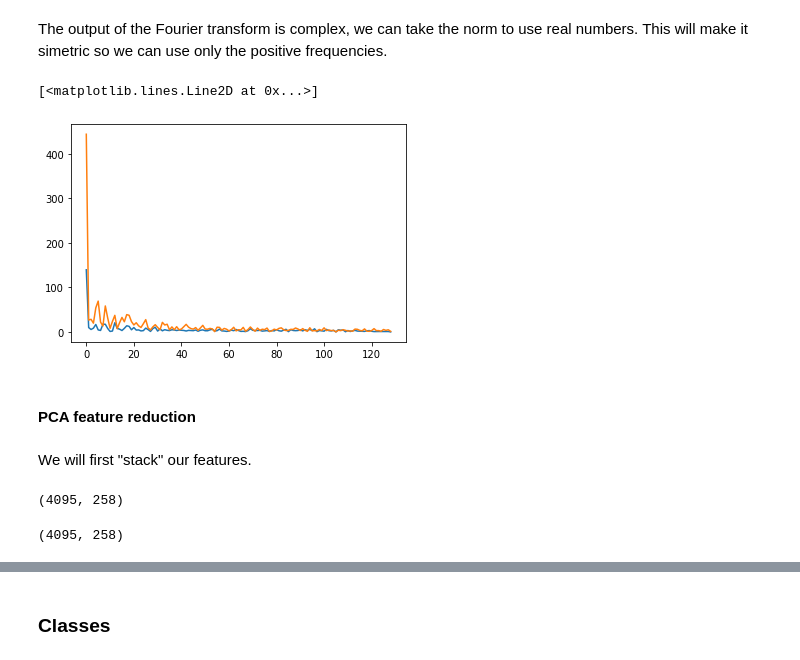
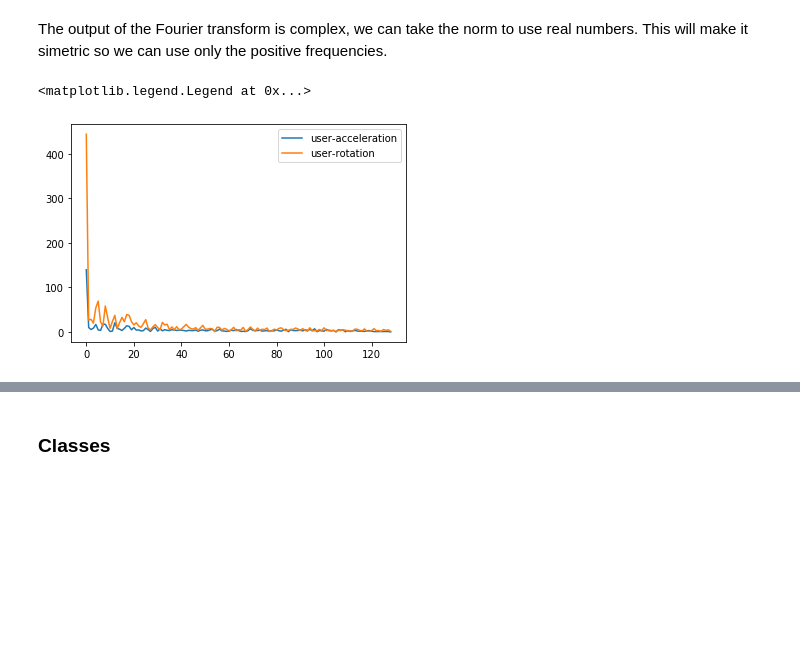
Before and after one commit to gio8tisu/HAR-timeseries-classification, a Jupyter notebook: More_Features.ipynb, the cells around one changed output, grey strips where cells are left out. Saved outputs shown, nothing was run; the diff lists cells and outputs as text; code cells hidden in the pictures; blank space fills up the shorter version.

```diff
--- a/More_Features.ipynb
+++ b/More_Features.ipynb
@@ -16,11 +19,11 @@ from transforms import magnitude
 # %% [markdown]
 ### Features
 # %%
-dataset = HARDatasetCrops('motionsense-dataset/train', 256, 50, 50)
+dataset = HARDatasetCrops('motionsense-dataset/train', 256, 50, 50, metadata_file='motionsense-dataset/data_subjects_info.csv')
 # %%
 print('Dataset size:', len(dataset))
 
-sample, _ = dataset[0]
+sample = dataset[0][0]
 print('Datapoints shape:', sample.shape)
 # %% [output]
 Dataset size: 4095
@@ -31,9 +34,9 @@ Our dataset is composed of 5205 datapoints, each have shape `(256, 12)` because
 For our base line model we will use the **user-acceleration magnitude** and **rotation-rate magnitude**.
 The x,y,z components of the feature are stored on the last 3 columns, se we'll take those and get the magnitude/norm:
 # %%
-X_acc = np.array([np.linalg.norm(sample[:,-3:], axis=1).T for sample, _ in dataset])
+X_acc = np.array([np.linalg.norm(sample[:,-3:], axis=1) for sample, _, _ in dataset])
 
-X_rot = np.array([np.linalg.norm(sample[:,-6:-3], axis=1).T for sample, _ in dataset])
+X_rot = np.array([np.linalg.norm(sample[:,-6:-3], axis=1) for sample, _, _ in dataset])
 # %% [markdown]
 Now we "only" have 256 samples per datapoint.
 
@@ -45,17 +48,9 @@ X_acc_fft = np.abs(np.fft.rfft(X_acc, axis=1))
 
 X_rot_fft = np.abs(np.fft.rfft(X_rot, axis=1))
 # %%
-plt.plot(X_acc_fft[7])
-plt.plot(X_rot_fft[7])
+plt.plot(X_acc_fft[7], label='user-acceleration')
+plt.plot(X_rot_fft[7], label='user-rotation')
+plt.legend()
 # %% [output]
-[<matplotlib.lines.Line2D at 0x...>]
+<matplotlib.legend.Legend at 0x...>
-[figure, old version]
+[figure, new version]
-# %% [markdown]
-#### PCA feature reduction
-# %% [markdown]
-We will first "stack" our features.
-# %%
-X_fft = np.hstack([X_acc_fft, X_rot_fft])
-X_fft.shape
-# %% [output]
-(4095, 258)
@@ -67,4 +56,0 @@ X_centered = (X_fft - X_mean) / X_std
-# %%
-X_centered.shape
-# %% [output]
-(4095, 258)
```
Also changed, not shown: parts of 47 cells of this notebook.
